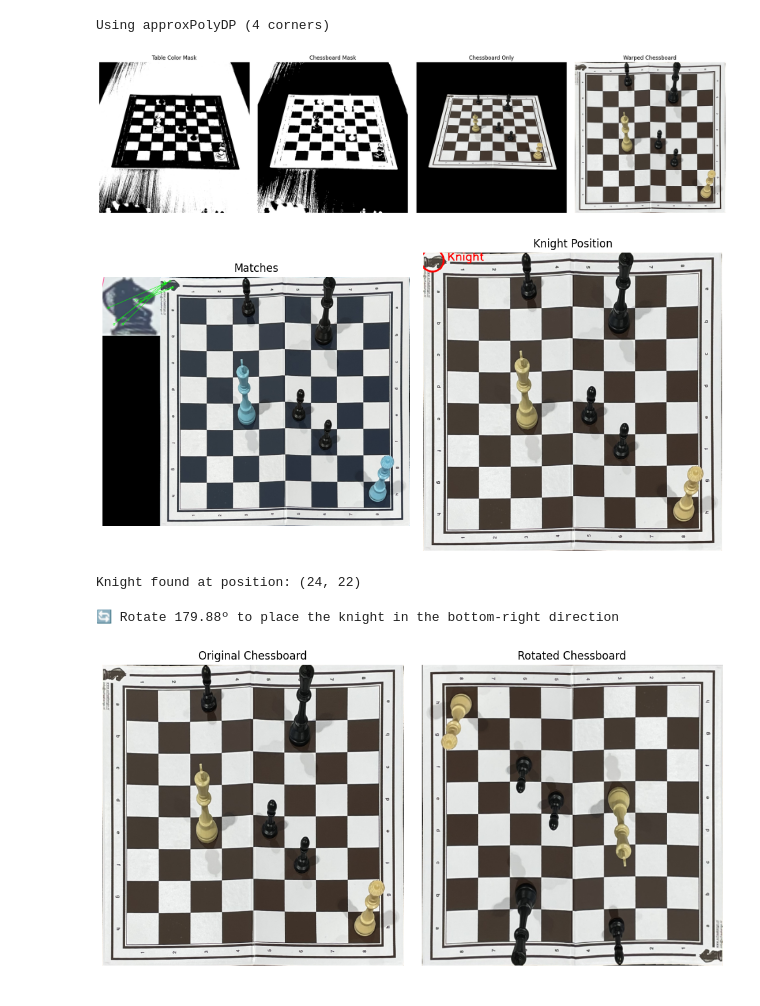
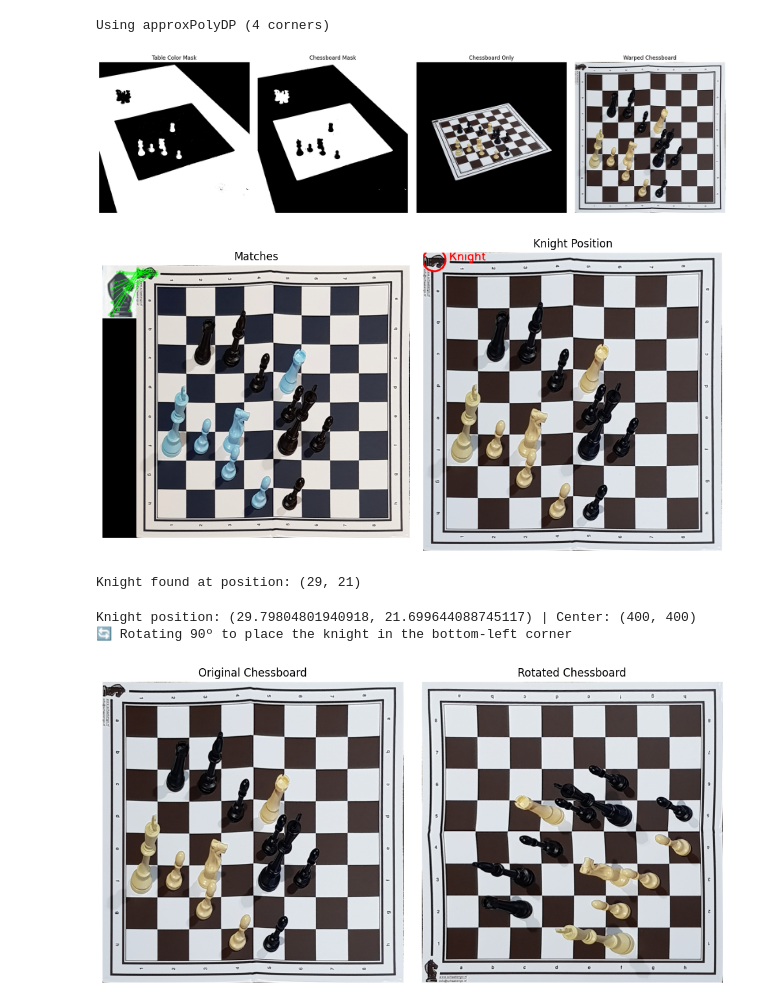
Before and after one commit to SmogJ1/VC, a Jupyter notebook: proj.ipynb, the cells around one changed output. Cells and saved outputs as stored; diff of their text form; code cells hidden in the pictures.

Commit message:
very clean, and already rotating chess

```diff
--- a/proj.ipynb
+++ b/proj.ipynb
@@ -10,7 +10,7 @@ with open("data/input.json", "r") as f:
 
 image_paths = input_data["image_files"]
 # %%
-image = cv2.imread(image_paths[20])
+image = cv2.imread(image_paths[7])
 
 hsv = cv2.cvtColor(image, cv2.COLOR_BGR2HSV)
 
@@ -61,8 +61,8 @@ plt.show()
 # %%
 hsv = cv2.cvtColor(masked_image, cv2.COLOR_BGR2HSV)
 
-lower_brown = np.array([10, 50, 50])   # Hue, Saturation, Value
-upper_brown = np.array([30, 255, 200])
+lower_brown = np.array([10, 23, 50])
+upper_brown = np.array([30, 255, 255])
 
 table_color_mask = cv2.inRange(hsv, lower_brown, upper_brown)
 chessboard_mask = cv2.bitwise_not(table_color_mask)
@@ -145,19 +145,19 @@ else:
     print("No chessboard found – try adjusting color thresholds.")
 # %% [output]
 Using approxPolyDP (4 corners)
-[figure, old version]
+[figure, new version]
 # %%
 import cv2
 import numpy as np
 
 # Load images - replace these paths with your actual images
-knight_template = cv2.imread("knight.png", cv2.IMREAD_GRAYSCALE)  # Your knight symbol
+knight_template = cv2.imread("knight2.png", cv2.IMREAD_GRAYSCALE)  # Your knight symbol
 
 chessboard_img= cv2.cvtColor(warped_chessboard, cv2.COLOR_BGR2GRAY)
 chessboard_color = warped_chessboard.copy()
 
 # Color versions for display
-knight_template_color = cv2.imread("knight.png")
+knight_template_color = cv2.imread("knight2.png")
 
 
 # Initialize SIFT detector
@@ -227,50 +227,53 @@ if len(good_matches) > 0:
 else:
     print("Knight not found - try adjusting the ratio threshold")
 # %% [output]
-[figure, old version]
+[figure, new version]
-Knight found at position: (24, 22)
+Knight found at position: (29, 21)
 # %%
-def rotate_image(image, angle):
+def rotate_knight_to_bottom_left(image, knight_pos):
     h, w = image.shape[:2]
-    center = (w // 2, h // 2)
-    rotation_matrix = cv2.getRotationMatrix2D(center, angle, 1.0)
-    rotated_image = cv2.warpAffine(image, rotation_matrix, (w, h))
-    return rotated_image
+    cx, cy = w // 2, h // 2
+
+    x, y = knight_pos
+
+    print(f"Knight position: ({x}, {y}) | Center: ({cx}, {cy})")
+
+    if x < cx and y < cy:
+        angle = 90
+    elif x >= cx and y < cy:
+        angle = 180
+    elif x >= cx and y >= cy:
+        angle = 270
+    else:
+        angle = 0
+
+    print(f"Rotating {angle}º to place the knight in the bottom-left corner")
+
+    if angle == 90:
+        rotated = cv2.rotate(image, cv2.ROTATE_90_COUNTERCLOCKWISE)
+    elif angle == 180:
+        rotated = cv2.rotate(image, cv2.ROTATE_180)
+    elif angle == 270:
+        rotated = cv2.rotate(image, cv2.ROTATE_90_CLOCKWISE)
+    else:
+        rotated = image.copy()
+
+    return rotated
 
 
-def angle_between_vectors_signed(v1, v2):
-    angle1 = np.arctan2(v1[1], v1[0])
-    angle2 = np.arctan2(v2[1], v2[0])
-    angle = np.degrees(angle2 - angle1)
-    return angle
-
-
-def rotate_knight_to_bottom_right(image, knight_pos):
-    h, w = image.shape[:2]
-    center = (w // 2, h // 2)
-
-    v1 = (knight_pos[0] - center[0], knight_pos[1] - center[1])
-
-    v2 = (1, 1)
-
-    angle = angle_between_vectors_signed(v1, v2)
-    print(f"🔄 Rotate {angle:.2f}º to place the knight in the bottom-right direction")
-
-    rotated_image = rotate_image(image, angle)
-    return rotated_image
-
-rotated_chessboard = rotate_knight_to_bottom_right(final_warped, knight_position)
+rotated_chessboard = rotate_knight_to_bottom_left(final_warped, knight_position)
 plt.figure(figsize=(10, 5))
 plt.subplot(1, 2, 1)
 plt.title("Original Chessboard")
 plt.imshow(final_warped)
 plt.axis('off')
 plt.subplot(1, 2, 2)
 plt.title("Rotated Chessboard")
 plt.imshow(rotated_chessboard)
 plt.axis('off')
 plt.tight_layout()
 plt.show()
 # %% [output]
-🔄 Rotate 179.88º to place the knight in the bottom-right direction
+Knight position: (29.79804801940918, 21.699644088745117) | Center: (400, 400)
+🔄 Rotating 90º to place the knight in the bottom-left corner
-[figure, old version]
+[figure, new version]
```
Also changed, not shown: parts of 2 cells of this notebook, 2 other files.
